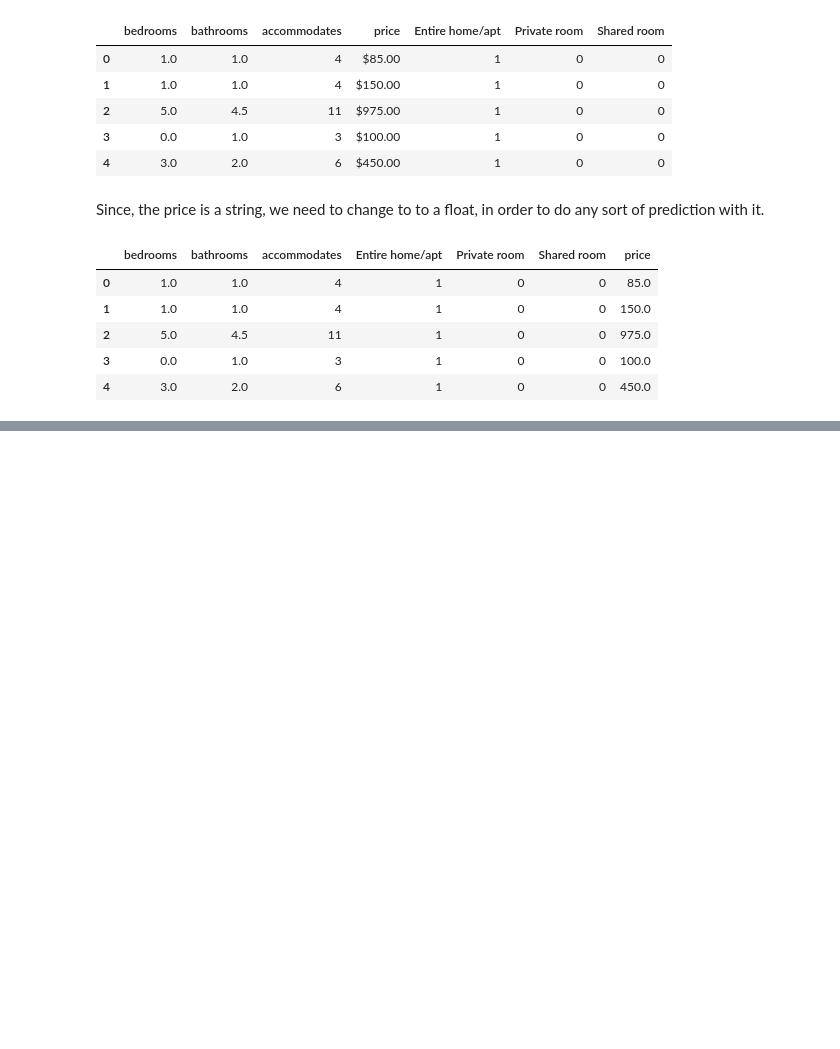
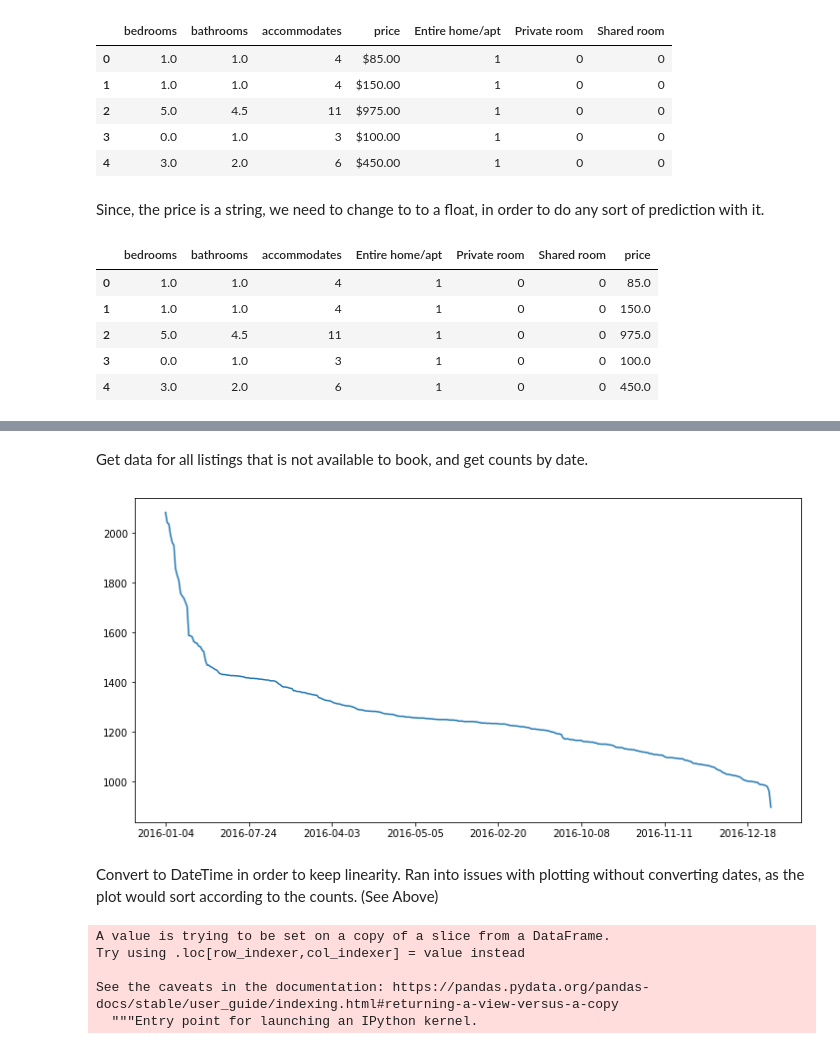
Before and after one commit to sayeedtahseen/Project-1, a Jupyter notebook: Seattle AirBnB Analysis.ipynb, the cells around one changed output, grey strips where cells are left out. Drawn from its saved outputs; the diff is of its cells as text; code cells hidden in the pictures; blank space fills up the shorter version.

```diff
--- a/Seattle AirBnB Analysis.ipynb
+++ b/Seattle AirBnB Analysis.ipynb
@@ -150,0 +187,3 @@ sns.heatmap(influence_df.corr(), annot=True, fmt='.2f')
+# %%
+calendar_df = pd.read_csv('./archive/calendar.csv')
+calendar_df.head()
@@ -150,0 +197,20 @@ sns.heatmap(influence_df.corr(), annot=True, fmt='.2f')
+# %% [markdown]
+Get data for all listings that is not available to book, and get counts by date.
+# %%
+booked = calendar_df[calendar_df['available'] == 'f']
+# %%
+problem_booked = booked['date'].value_counts()
+problem_booked.plot()
+plt.show()
+# %% [output]
+[figure, added]
+# %% [markdown]
+Convert to DateTime in order to keep linearity. Ran into issues with plotting without converting dates, as the plot would sort according to the counts. (See Above)
+# %%
+booked['date_converted'] = booked['date'].apply(pd.to_datetime)
+# %% [output]
+A value is trying to be set on a copy of a slice from a DataFrame.
+Try using .loc[row_indexer,col_indexer] = value instead
+
+See the caveats in the documentation: https://pandas.pydata.org/pandas-docs/stable/user_guide/indexing.html#returning-a-view-versus-a-copy
+  """Entry point for launching an IPython kernel.
```
Also changed, not shown: parts of 48 cells of this notebook, 5 other files.
